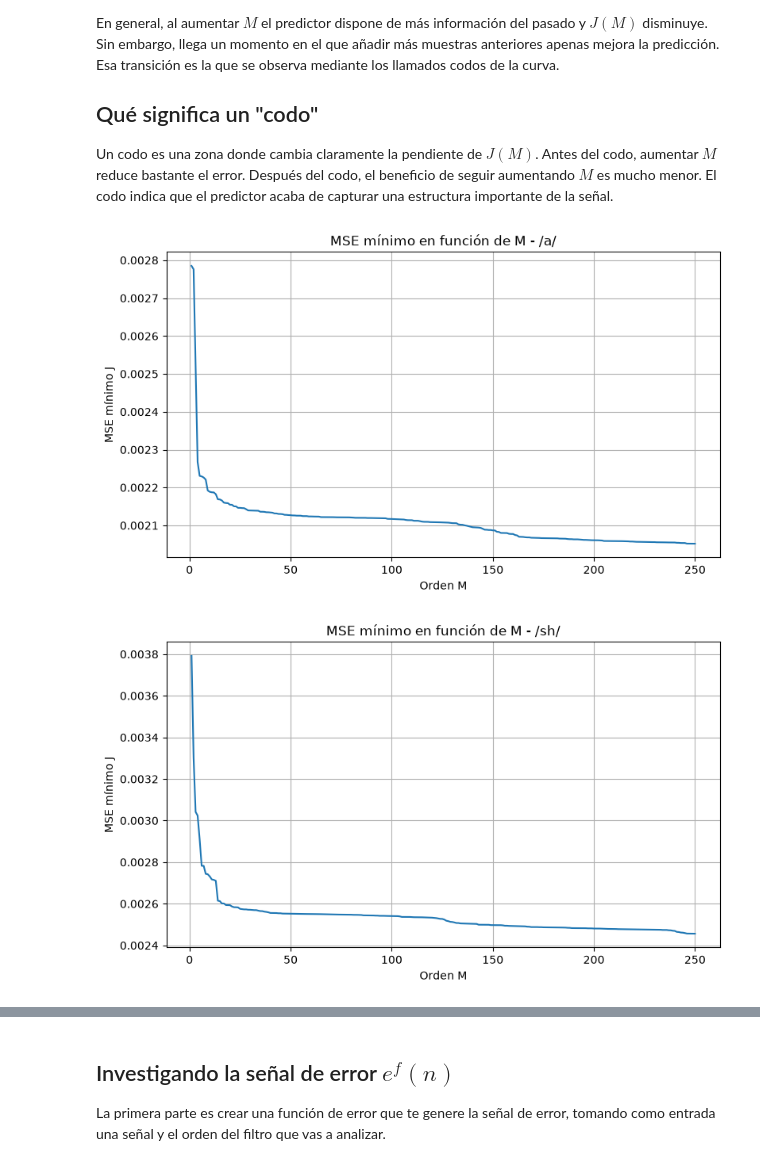
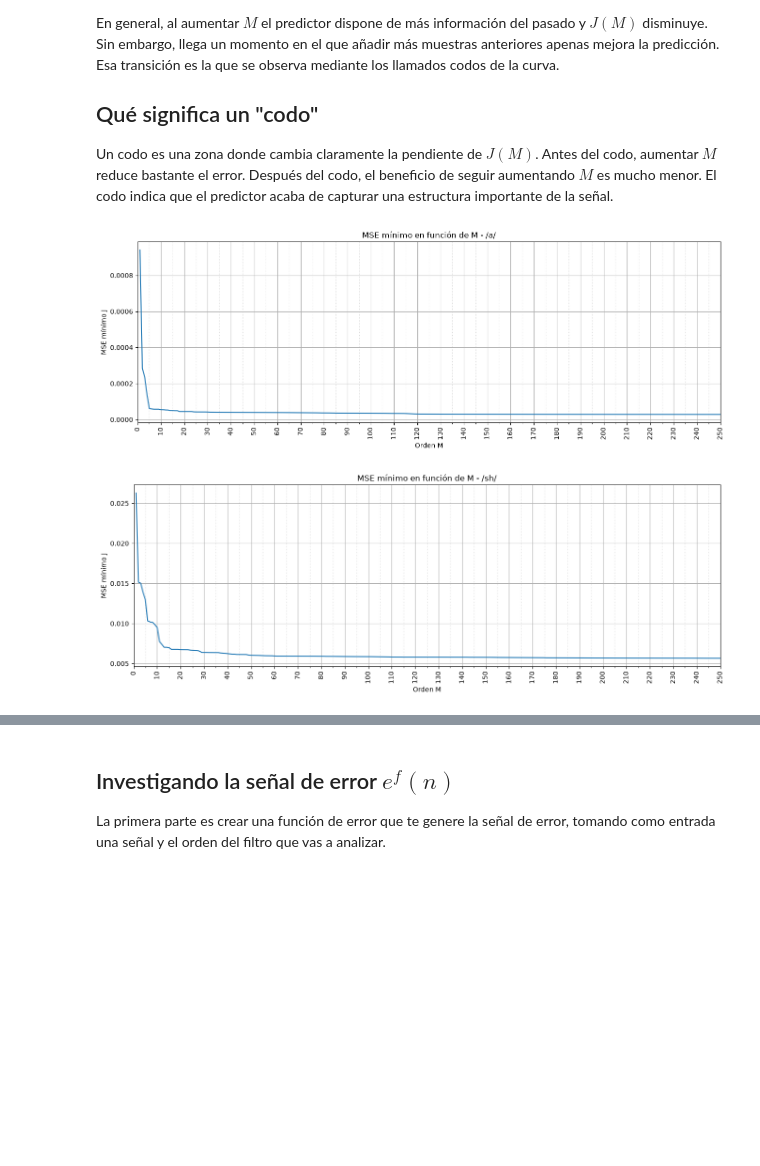
Before and after one commit to ItoRalde/TP3-Proc-Adaptivo-de-se-ales, a Jupyter notebook: T3.ipynb, the cells around one changed output, grey strips where cells are left out. Cells and saved outputs as stored; diff of their text form; code cells hidden in the pictures; blank space fills up the shorter version.

```diff
--- a/T3.ipynb
+++ b/T3.ipynb
@@ -130,35 +131,45 @@ def calcular_J(x, Mmax):
     return np.array(valores_J)
 # %%
 # CARGAR /a/ Y /sh/
-a = cargar_audio("A.wav")
-sh = cargar_audio("SH.wav")
+a = cargar_audio("a_16k.wav", duracion=None)
+sh = cargar_audio("sh_16k.wav", duracion=None)
 
 
 # CALCULAR J(M)
 Mmax = 250
 
 J_a = calcular_J(a,Mmax)
 J_sh = calcular_J(sh,Mmax)
 
 M = np.arange( 1, Mmax + 1)
 
 # GRÁFICA /a/
-plt.figure(figsize=(9,5))
-plt.plot(M,J_a)
-plt.xlabel("Orden M")
-plt.ylabel("MSE mínimo J")
-plt.title( "MSE mínimo en función de M - /a/")
-plt.grid()
+fig, ax = plt.subplots(figsize=(16,5))
+ax.plot(M,J_a)
+ax.set_xlabel("Orden M")
+ax.set_ylabel("MSE mínimo J")
+ax.set_title( "MSE mínimo en función de M - /a/")
+ax.set_xlim(0, Mmax)
+ax.xaxis.set_major_locator(MultipleLocator(10))   # marca cada 10
+ax.xaxis.set_minor_locator(MultipleLocator(5))    # marca menor cada 5
+ax.grid(which="major")
+ax.grid(which="minor", linestyle=":", alpha=0.5)
+plt.xticks(rotation=90)
 plt.show()
 
 # GRÁFICA /sh/
-plt.figure(figsize=(9,5))
-plt.plot(M, J_sh)
-plt.xlabel("Orden M")
-plt.ylabel("MSE mínimo J")
-plt.title("MSE mínimo en función de M - /sh/")
-plt.grid()
+fig, ax = plt.subplots(figsize=(16,5))
+ax.plot(M, J_sh)
+ax.set_xlabel("Orden M")
+ax.set_ylabel("MSE mínimo J")
+ax.set_title("MSE mínimo en función de M - /sh/")
+ax.set_xlim(0, Mmax)
+ax.xaxis.set_major_locator(MultipleLocator(10))
+ax.xaxis.set_minor_locator(MultipleLocator(5))
+ax.grid(which="major")
+ax.grid(which="minor", linestyle=":", alpha=0.5)
+plt.xticks(rotation=90)
 plt.show()
 # %% [output]
-[figure, old version]
+[figure, new version]
-[figure, old version]
+[figure, new version]
```
Also changed, not shown: parts of 18 cells of this notebook, 3 other files.
